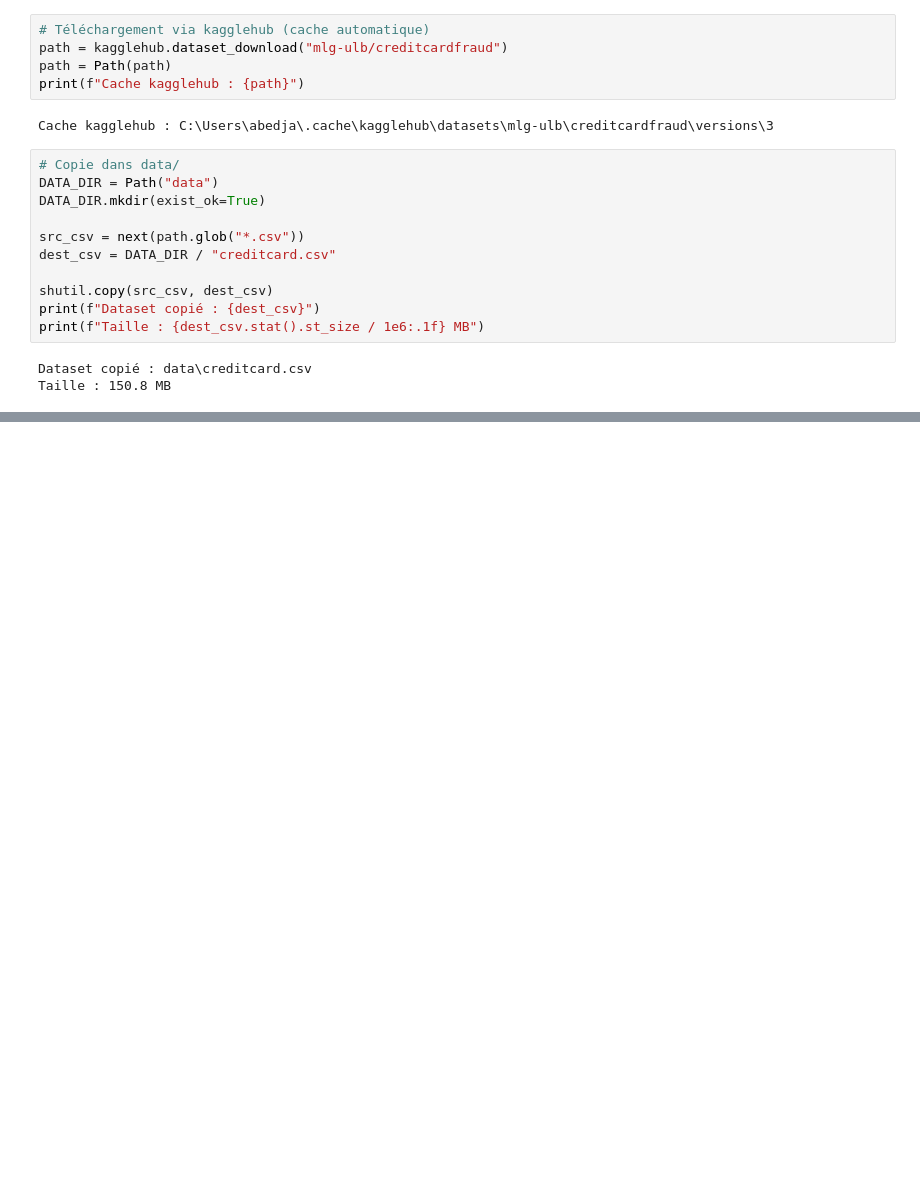
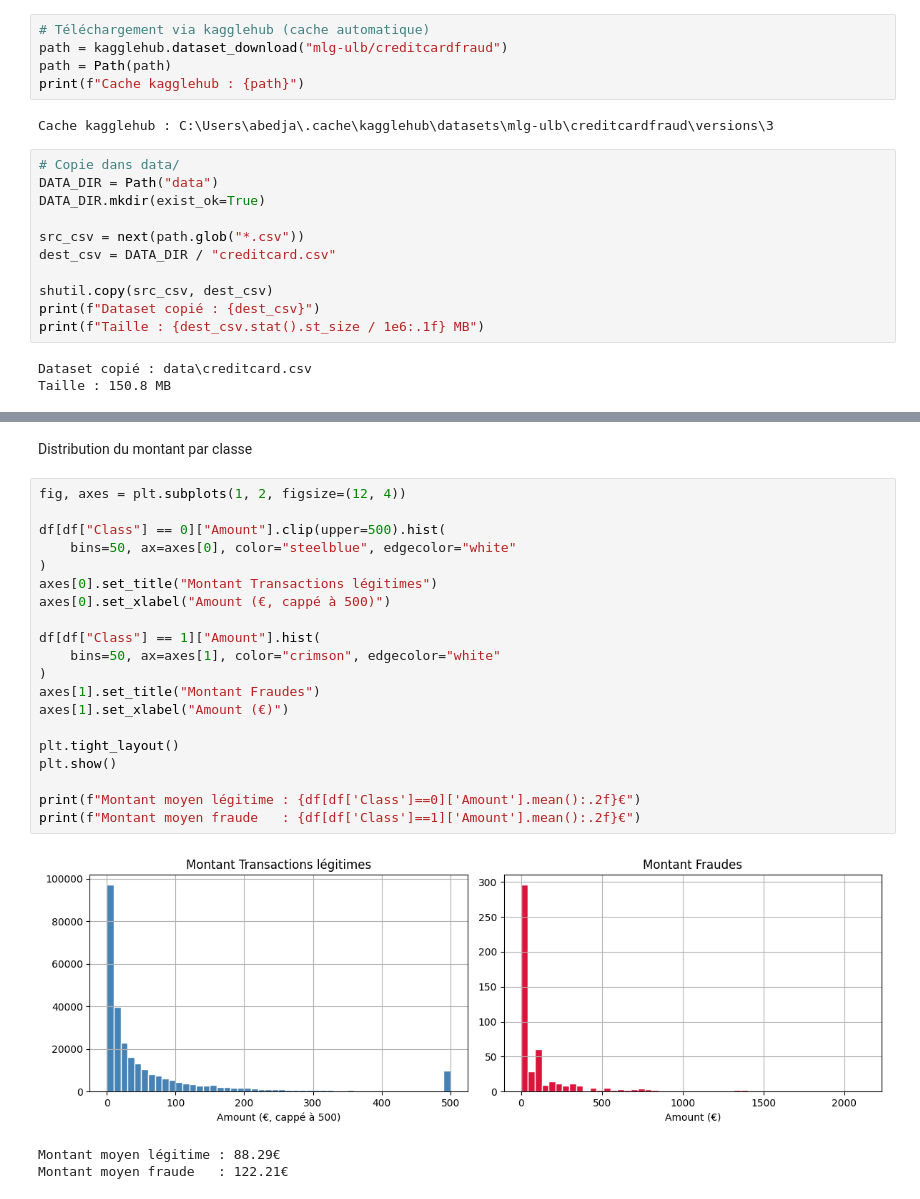
Before and after one commit to bms-awadi/arene-des-algos-Awadi_BEDJA, a Jupyter notebook: jour4-fraud-detection-ml/fraude_detection_ml.ipynb, the cells around one changed output, grey strips where cells are left out. Cells and saved outputs as stored; diff of their text form; blank space fills up the shorter version.

```diff
--- a/jour4-fraud-detection-ml/fraude_detection_ml.ipynb
+++ b/jour4-fraud-detection-ml/fraude_detection_ml.ipynb
@@ -51,0 +89,26 @@ Colonnes (31) : ['Time', 'V1', 'V2', 'V3', 'V4', 'V5', 'V6', 'V7', 'V8', 'V9', '
+# %% [markdown]
+Distribution du montant par classe
+# %%
+fig, axes = plt.subplots(1, 2, figsize=(12, 4))
+
+df[df["Class"] == 0]["Amount"].clip(upper=500).hist(
+    bins=50, ax=axes[0], color="steelblue", edgecolor="white"
+)
+axes[0].set_title("Montant Transactions légitimes")
+axes[0].set_xlabel("Amount (€, cappé à 500)")
+
+df[df["Class"] == 1]["Amount"].hist(
+    bins=50, ax=axes[1], color="crimson", edgecolor="white"
+)
+axes[1].set_title("Montant Fraudes")
+axes[1].set_xlabel("Amount (€)")
+
+plt.tight_layout()
+plt.show()
+
+print(f"Montant moyen légitime : {df[df['Class']==0]['Amount'].mean():.2f}€")
+print(f"Montant moyen fraude   : {df[df['Class']==1]['Amount'].mean():.2f}€")
+# %% [output]
+[figure, added]
+Montant moyen légitime : 88.29€
+Montant moyen fraude   : 122.21€
```
Also changed, not shown: parts of 13 cells of this notebook, 1 other file.
